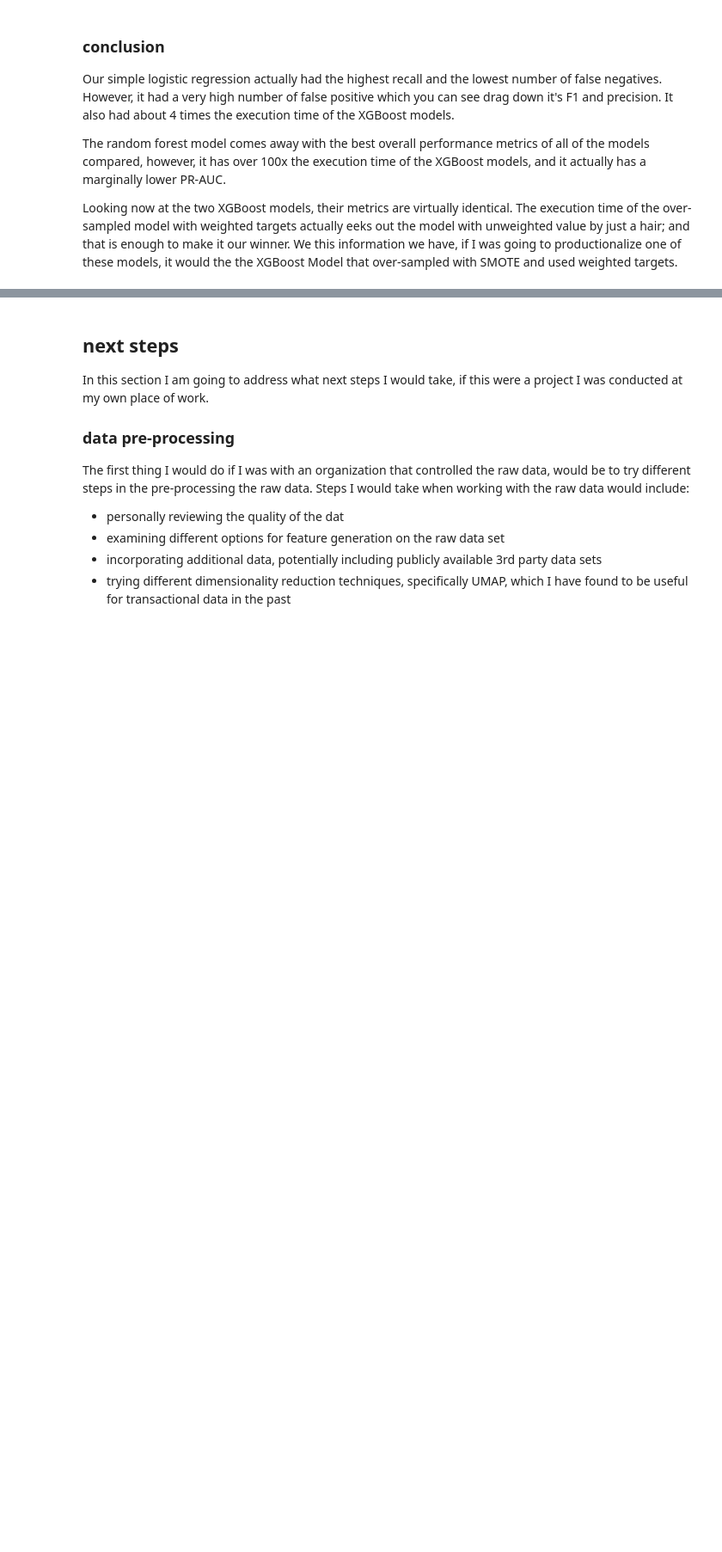
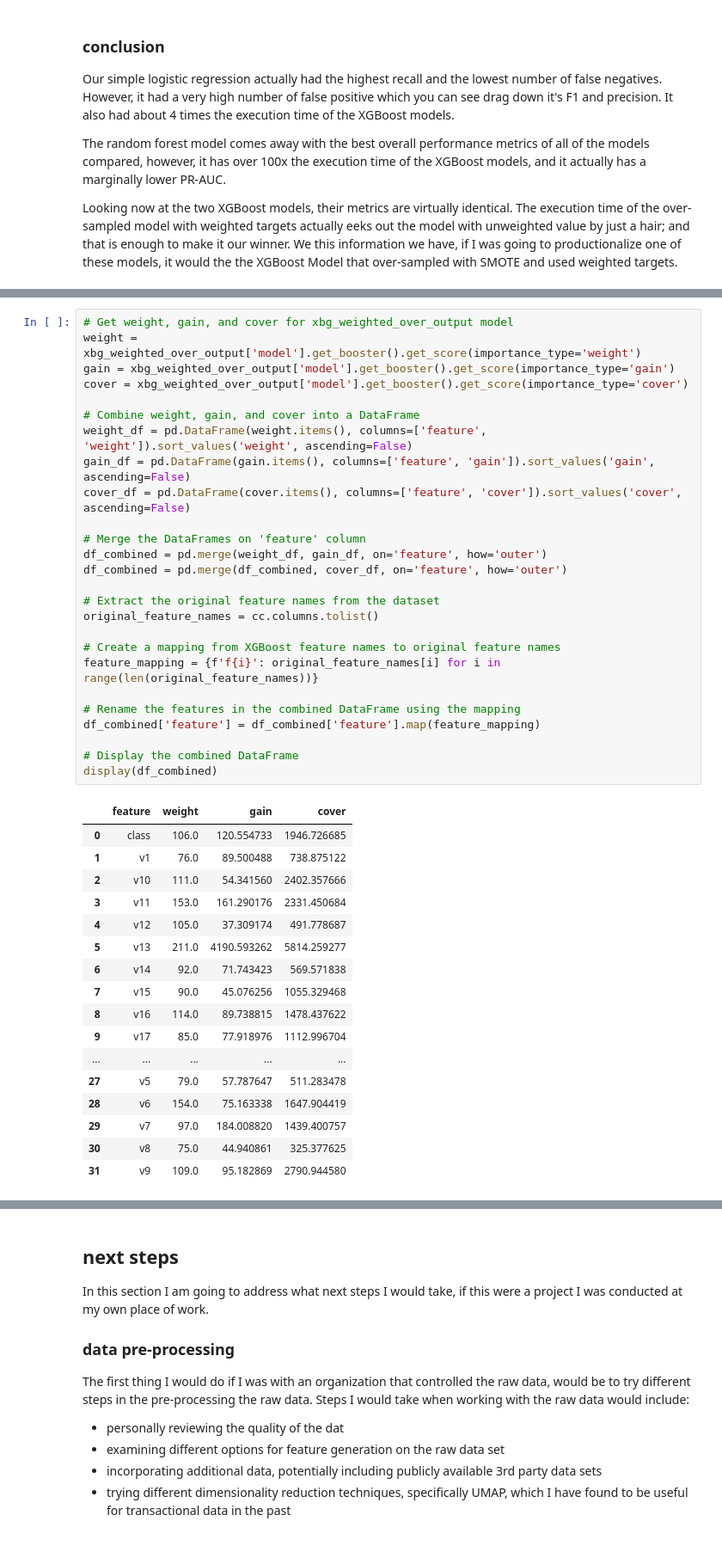
Before and after one commit to x81k25/fraud-detection, a Jupyter notebook: notebooks/03-classifiction.ipynb, the cells around one changed output, grey strips where cells are left out. Shown: that part at 86% size. Saved outputs shown, nothing was run; the diff lists cells and outputs as text; blank space fills up the shorter version.

```diff
--- a/notebooks/03-classifiction.ipynb
+++ b/notebooks/03-classifiction.ipynb
@@ -696,0 +708,44 @@ Looking now at the two XGBoost models, their metrics are virtually identical. Th
+# %%
+# Get weight, gain, and cover for xbg_weighted_over_output model
+weight = xbg_weighted_over_output['model'].get_booster().get_score(importance_type='weight')
+gain = xbg_weighted_over_output['model'].get_booster().get_score(importance_type='gain')
+cover = xbg_weighted_over_output['model'].get_booster().get_score(importance_type='cover')
+
+# Combine weight, gain, and cover into a DataFrame
+weight_df = pd.DataFrame(weight.items(), columns=['feature', 'weight']).sort_values('weight', ascending=False)
+gain_df = pd.DataFrame(gain.items(), columns=['feature', 'gain']).sort_values('gain', ascending=False)
+cover_df = pd.DataFrame(cover.items(), columns=['feature', 'cover']).sort_values('cover', ascending=False)
+
+# Merge the DataFrames on 'feature' column
+df_combined = pd.merge(weight_df, gain_df, on='feature', how='outer')
+df_combined = pd.merge(df_combined, cover_df, on='feature', how='outer')
+
+# Extract the original feature names from the dataset
+original_feature_names = cc.columns.tolist()
+
+# Create a mapping from XGBoost feature names to original feature names
+feature_mapping = {f'f{i}': original_feature_names[i] for i in range(len(original_feature_names))}
+
+# Rename the features in the combined DataFrame using the mapping
+df_combined['feature'] = df_combined['feature'].map(feature_mapping)
+
+# Display the combined DataFrame
+display(df_combined)
+# %% [output]
+|  | feature | weight | gain | cover |
+| 0 | class | 106.0 | 120.554733 | 1946.726685 |
+| 1 | v1 | 76.0 | 89.500488 | 738.875122 |
+| 2 | v10 | 111.0 | 54.341560 | 2402.357666 |
+| 3 | v11 | 153.0 | 161.290176 | 2331.450684 |
+| 4 | v12 | 105.0 | 37.309174 | 491.778687 |
+| 5 | v13 | 211.0 | 4190.593262 | 5814.259277 |
+| 6 | v14 | 92.0 | 71.743423 | 569.571838 |
+| 7 | v15 | 90.0 | 45.076256 | 1055.329468 |
+| 8 | v16 | 114.0 | 89.738815 | 1478.437622 |
+| 9 | v17 | 85.0 | 77.918976 | 1112.996704 |
+| ... | ... | ... | ... | ... |
+| 27 | v5 | 79.0 | 57.787647 | 511.283478 |
+| 28 | v6 | 154.0 | 75.163338 | 1647.904419 |
+| 29 | v7 | 97.0 | 184.008820 | 1439.400757 |
+| 30 | v8 | 75.0 | 44.940861 | 325.377625 |
+| 31 | v9 | 109.0 | 95.182869 | 2790.944580 |
```
Also changed, not shown: parts of 7 cells of this notebook, 1 other file.
